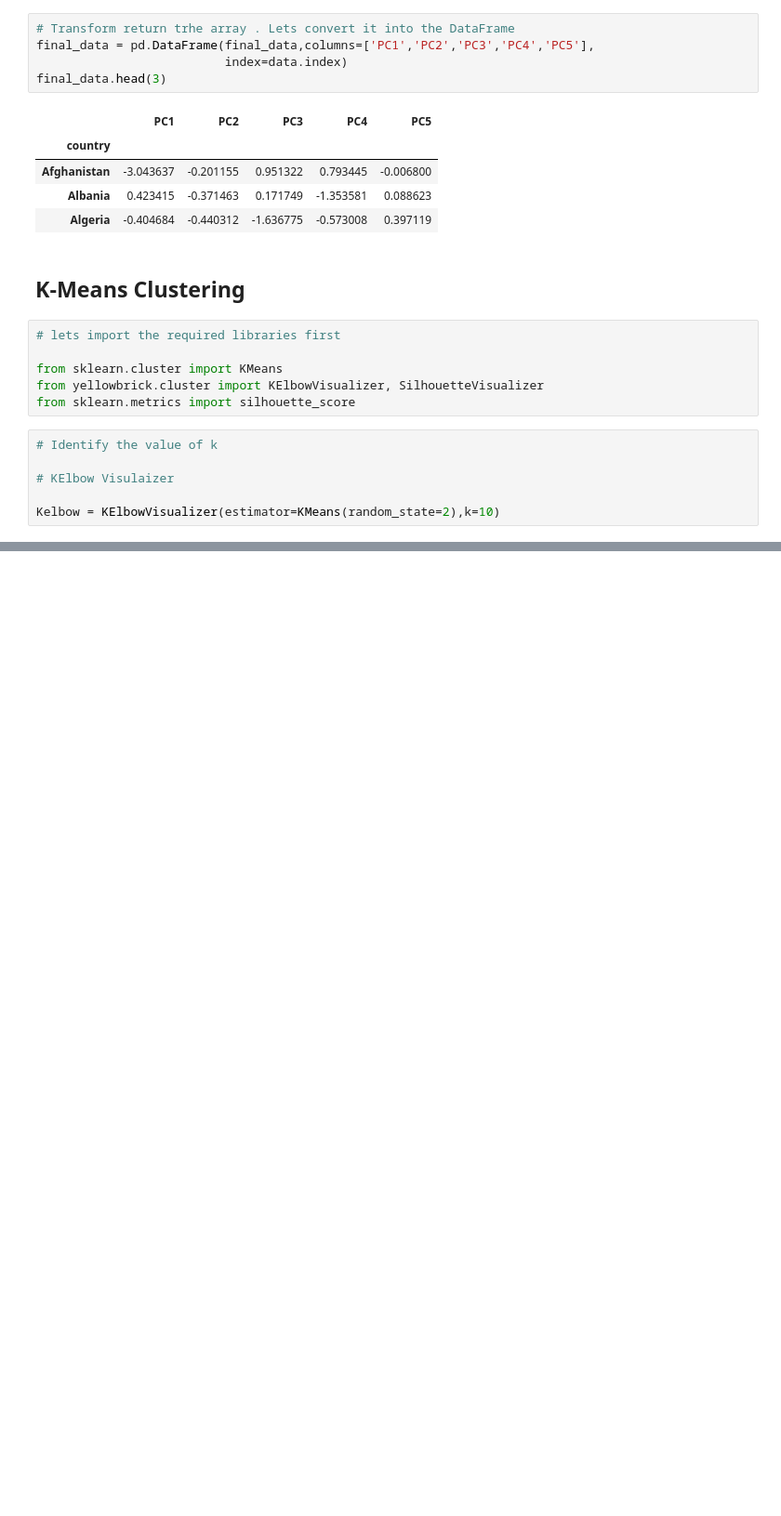
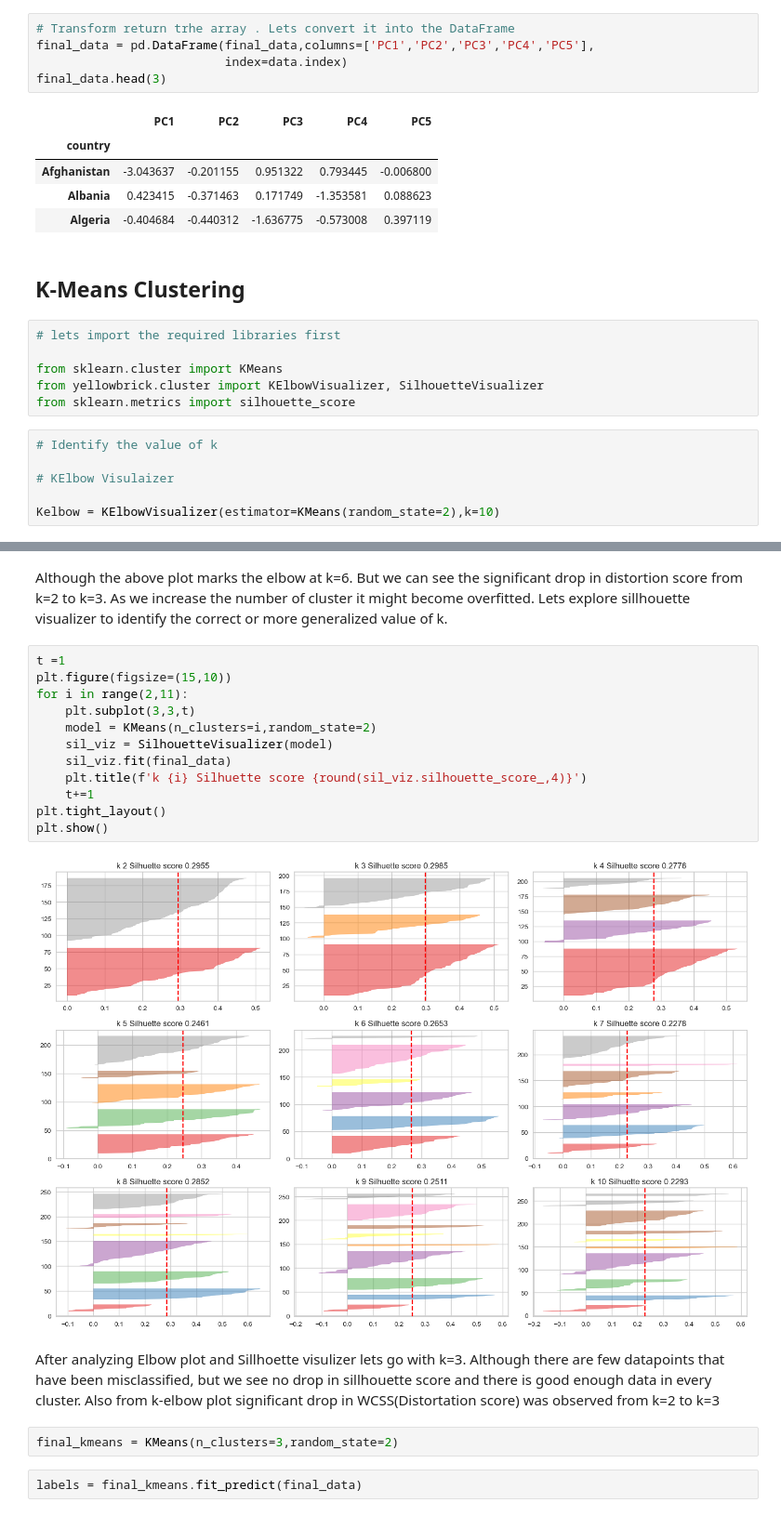
Before and after one commit to RohitRathore25/HELP-NGO-CountryData-Clustering, a Jupyter notebook: HELP NGO Clustering.ipynb, the cells around one changed output, grey strips where cells are left out. Shown at 93% size. Saved outputs shown, nothing was run; the diff lists cells and outputs as text; blank space fills up the shorter version.

```diff
--- a/HELP NGO Clustering.ipynb
+++ b/HELP NGO Clustering.ipynb
@@ -188 +188,23 @@ Kelbow.show()
 <Axes: title={'center': 'Distortion Score Elbow for KMeans Clustering'}, xlabel='k', ylabel='distortion score'>
+# %% [markdown]
+Although the above plot marks the elbow at k=6. But we can see the significant drop in distortion score from k=2 to k=3. As we increase the number of cluster it might become overfitted. Lets explore sillhouette visualizer to identify the correct or more generalized value of k.
+# %%
+t =1
+plt.figure(figsize=(15,10))
+for i in range(2,11):
+    plt.subplot(3,3,t)
+    model = KMeans(n_clusters=i,random_state=2)
+    sil_viz = SilhouetteVisualizer(model)
+    sil_viz.fit(final_data)
+    plt.title(f'k {i} Silhuette score {round(sil_viz.silhouette_score_,4)}')
+    t+=1
+plt.tight_layout()
+plt.show()
+# %% [output]
+[figure, added]
+# %% [markdown]
+After analyzing Elbow plot and Sillhoette visulizer lets go with k=3. Although there are few datapoints that have been misclassified, but we see no drop in sillhouette score and there is good enough data in every cluster. Also from k-elbow plot significant drop in WCSS(Distortation score) was observed from k=2 to k=3
+# %%
+final_kmeans = KMeans(n_clusters=3,random_state=2)
+# %%
+labels = final_kmeans.fit_predict(final_data)
```
Also changed, not shown: parts of 28 cells of this notebook, 4 other files.
